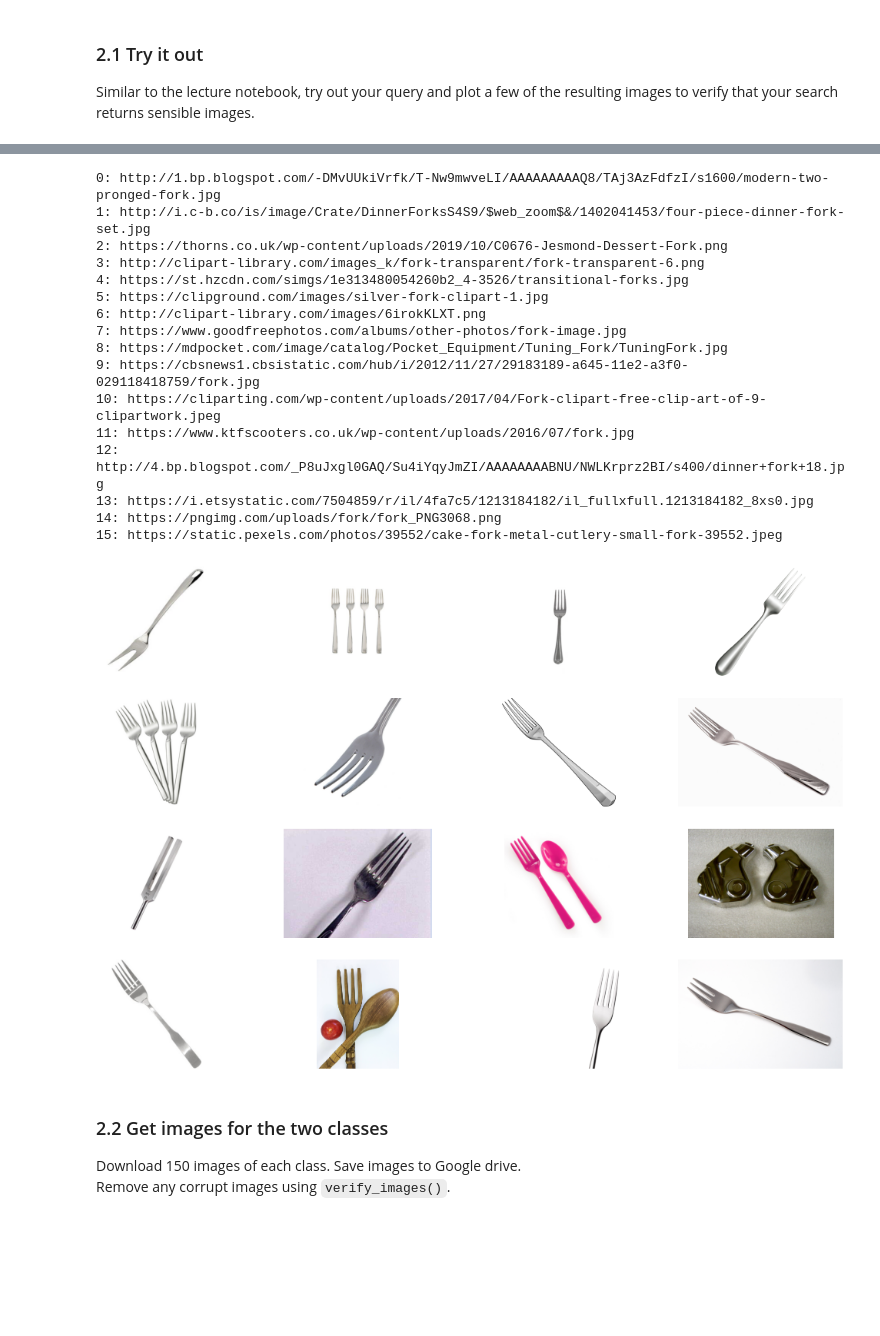
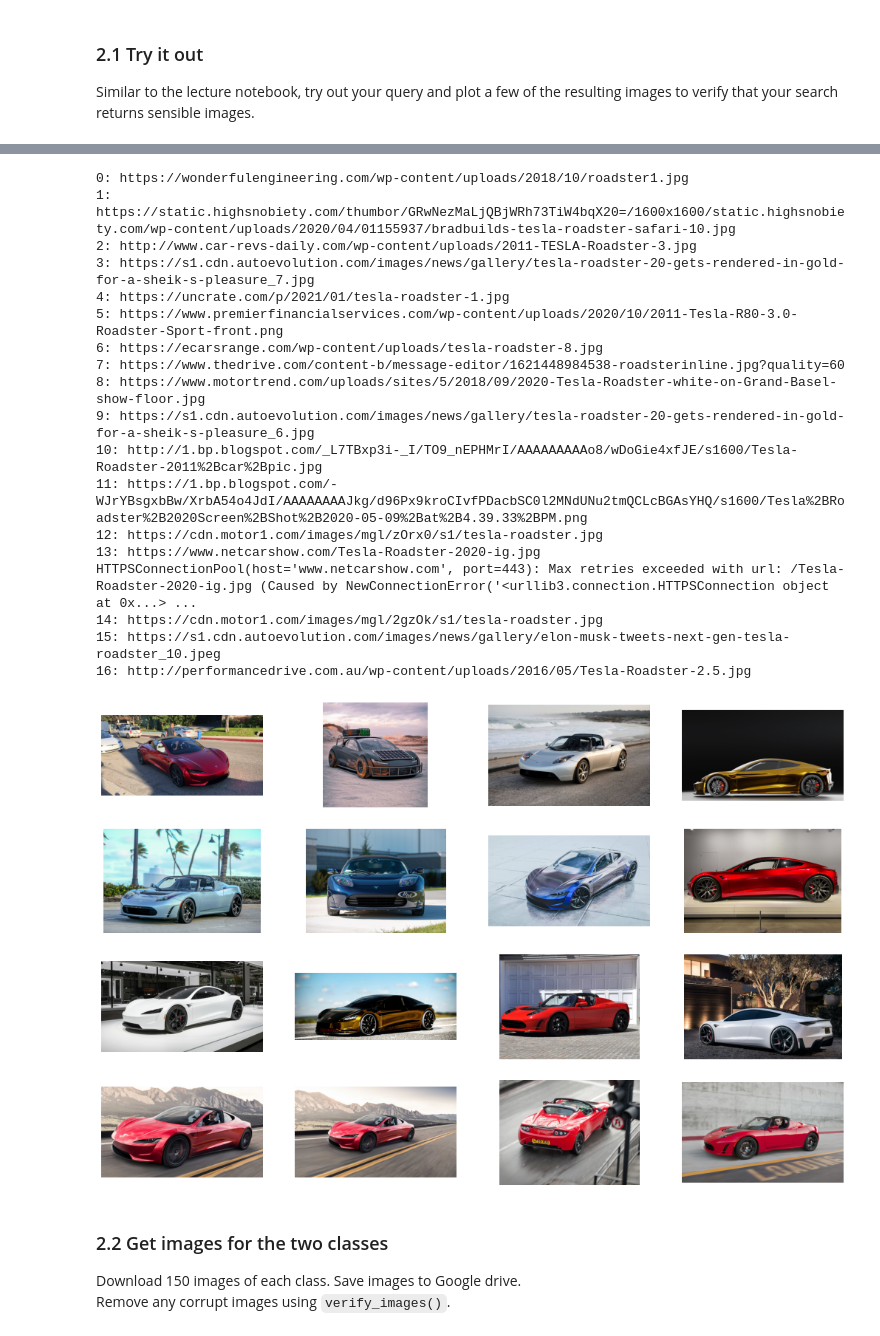
Before and after one commit to LiamJWong/Datasets, a Jupyter notebook: lab1-binary-classifier.ipynb, the cells around one changed output, grey strips where cells are left out. Saved outputs shown, nothing was run; the diff lists cells and outputs as text; code cells hidden in the pictures; blank space fills up the shorter version.

```diff
--- a/lab1-binary-classifier.ipynb
+++ b/lab1-binary-classifier.ipynb
@@ -32,0 +41,3 @@ len(urls_forks),urls_forks[0]
+# %%
+urls_lotus = search_images_ddg('lotus elise', max_images=17) #decreased for processing time, 150 for google drive download
+len(urls_lotus),urls_lotus[0]
@@ -32,0 +47,3 @@ len(urls_forks),urls_forks[0]
+# %%
+urls_tesla = search_images_ddg('tesla_roadster', max_images=17)
+len(urls_tesla),urls_tesla[0]
@@ -35,9 +55,9 @@ f, axes = plt.subplots(4, 4, figsize=(18,12))
 axes = axes.flatten()
 ax_i = 0
 img_i = 0
-while ax_i < len(axes) and img_i < len(urls):
+while ax_i < len(axes) and img_i < len(urls_lotus):
   try:
-    url = urls[img_i]
+    url = urls_lotus[img_i]
     print(f'{img_i}: {url}')
     image_data = requests.get(url)
     image_data.raise_for_status()
@@ -78,44 +95,46 @@ HTTPSConnectionPool(host='www.qualityindiangoods.com', port=443): Max retries ex
 # %%
 f, axes = plt.subplots(4, 4, figsize=(18,12))
 axes = axes.flatten()
 ax_i = 0
 img_i = 0
-while ax_i < len(axes) and img_i < len(urls):
+while ax_i < len(axes) and img_i < len(urls_tesla):
   try:
-    url = urls_forks[img_i]
+    url = urls_tesla[img_i]
     print(f'{img_i}: {url}')
     image_data = requests.get(url)
     image_data.raise_for_status()
 
     image = Image.open(BytesIO(image_data.content))
     axes[ax_i].imshow(image)
     axes[ax_i].axis("off")
     ax_i += 1 # next axis
   except requests.exceptions.RequestException as e:
     print(e)
   finally:
     img_i += 1 # next image, especially when exception occured
 
 
 plt.show()
 # %% [output]
-0: http://1.bp.blogspot.com/-DMvUUkiVrfk/T-Nw9mwveLI/AAAAAAAAAQ8/TAj3AzFdfzI/s1600/modern-two-pronged-fork.jpg
-1: http://i.c-b.co/is/image/Crate/DinnerForksS4S9/$web_zoom$&/1402041453/four-piece-dinner-fork-set.jpg
-2: https://thorns.co.uk/wp-content/uploads/2019/10/C0676-Jesmond-Dessert-Fork.png
-3: http://clipart-library.com/images_k/fork-transparent/fork-transparent-6.png
-4: https://st.hzcdn.com/simgs/1e313480054260b2_4-3526/transitional-forks.jpg
-5: https://clipground.com/images/silver-fork-clipart-1.jpg
-6: http://clipart-library.com/images/6irokKLXT.png
-7: https://www.goodfreephotos.com/albums/other-photos/fork-image.jpg
-8: https://mdpocket.com/image/catalog/Pocket_Equipment/Tuning_Fork/TuningFork.jpg
-9: https://cbsnews1.cbsistatic.com/hub/i/2012/11/27/29183189-a645-11e2-a3f0-029118418759/fork.jpg
-10: https://cliparting.com/wp-content/uploads/2017/04/Fork-clipart-free-clip-art-of-9-clipartwork.jpeg
-11: https://www.ktfscooters.co.uk/wp-content/uploads/2016/07/fork.jpg
-12: http://4.bp.blogspot.com/_P8uJxgl0GAQ/Su4iYqyJmZI/AAAAAAAABNU/NWLKrprz2BI/s400/dinner+fork+18.jpg
-13: https://i.etsystatic.com/7504859/r/il/4fa7c5/1213184182/il_fullxfull.1213184182_8xs0.jpg
-14: https://pngimg.com/uploads/fork/fork_PNG3068.png
-15: https://static.pexels.com/photos/39552/cake-fork-metal-cutlery-small-fork-39552.jpeg
+0: https://wonderfulengineering.com/wp-content/uploads/2018/10/roadster1.jpg
+1: https://static.highsnobiety.com/thumbor/GRwNezMaLjQBjWRh73TiW4bqX20=/1600x1600/static.highsnobiety.com/wp-content/uploads/2020/04/01155937/bradbuilds-tesla-roadster-safari-10.jpg
+2: http://www.car-revs-daily.com/wp-content/uploads/2011-TESLA-Roadster-3.jpg
+3: https://s1.cdn.autoevolution.com/images/news/gallery/tesla-roadster-20-gets-rendered-in-gold-for-a-sheik-s-pleasure_7.jpg
+4: https://uncrate.com/p/2021/01/tesla-roadster-1.jpg
+5: https://www.premierfinancialservices.com/wp-content/uploads/2020/10/2011-Tesla-R80-3.0-Roadster-Sport-front.png
+6: https://ecarsrange.com/wp-content/uploads/tesla-roadster-8.jpg
+7: https://www.thedrive.com/content-b/message-editor/1621448984538-roadsterinline.jpg?quality=60
+8: https://www.motortrend.com/uploads/sites/5/2018/09/2020-Tesla-Roadster-white-on-Grand-Basel-show-floor.jpg
+9: https://s1.cdn.autoevolution.com/images/news/gallery/tesla-roadster-20-gets-rendered-in-gold-for-a-sheik-s-pleasure_6.jpg
+10: http://1.bp.blogspot.com/_L7TBxp3i-_I/TO9_nEPHMrI/AAAAAAAAAo8/wDoGie4xfJE/s1600/Tesla-Roadster-2011%2Bcar%2Bpic.jpg
+11: https://1.bp.blogspot.com/-WJrYBsgxbBw/XrbA54o4JdI/AAAAAAAAJkg/d96Px9kroCIvfPDacbSC0l2MNdUNu2tmQCLcBGAsYHQ/s1600/Tesla%2BRoadster%2B2020Screen%2BShot%2B2020-05-09%2Bat%2B4.39.33%2BPM.png
+12: https://cdn.motor1.com/images/mgl/zOrx0/s1/tesla-roadster.jpg
+13: https://www.netcarshow.com/Tesla-Roadster-2020-ig.jpg
+HTTPSConnectionPool(host='www.netcarshow.com', port=443): Max retries exceeded with url: /Tesla-Roadster-2020-ig.jpg (Caused by NewConnectionError('<urllib3.connection.HTTPSConnection object at 0x...> ...
+14: https://cdn.motor1.com/images/mgl/2gzOk/s1/tesla-roadster.jpg
+15: https://s1.cdn.autoevolution.com/images/news/gallery/elon-musk-tweets-next-gen-tesla-roadster_10.jpeg
+16: http://performancedrive.com.au/wp-content/uploads/2016/05/Tesla-Roadster-2.5.jpg
-[figure, old version]
+[figure, new version]
 # %% [markdown]
 ### 2.2 Get images for the two classes
 Download 150 images of each class. Save images to Google drive.
```
Also changed, not shown: parts of 31 cells of this notebook.
